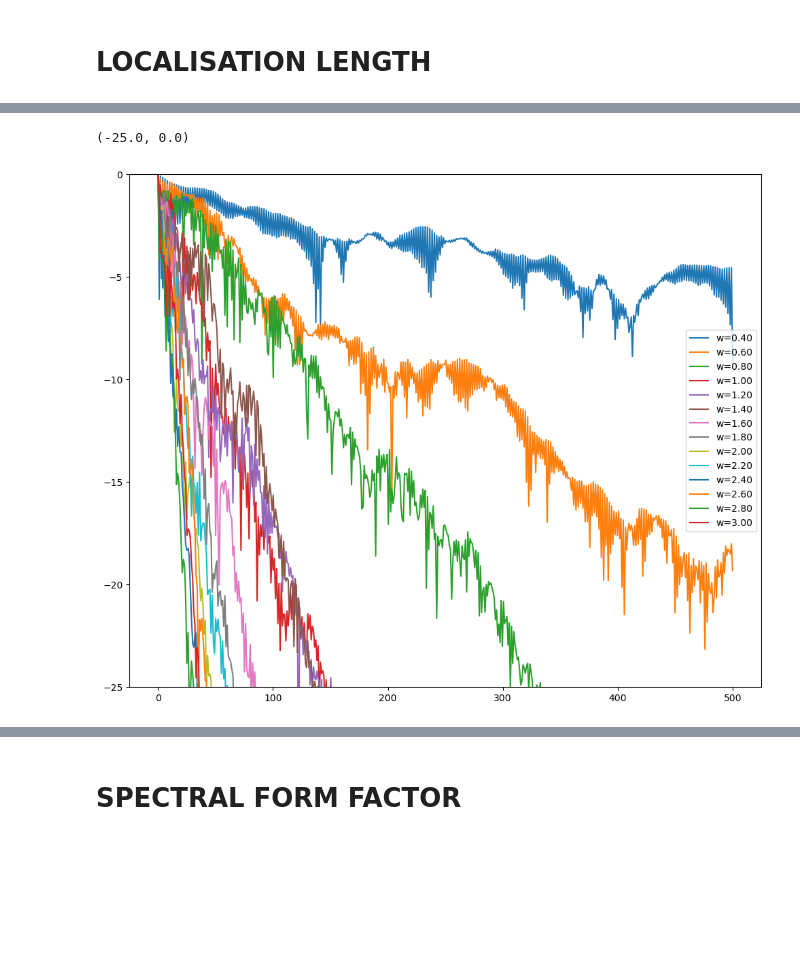
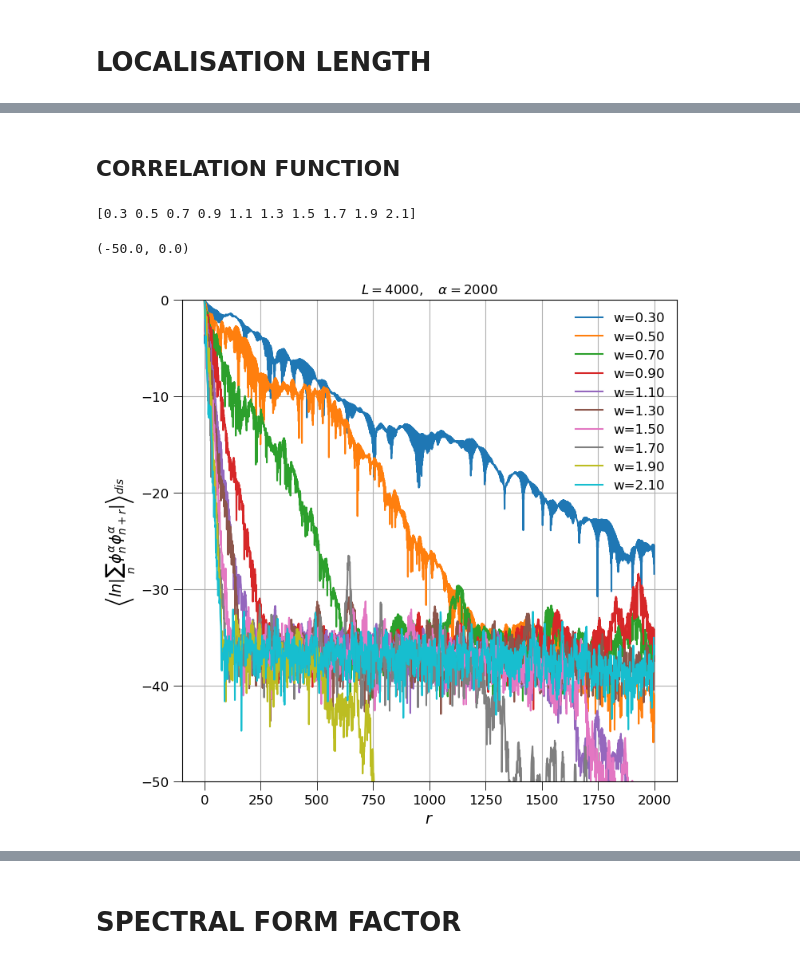
Before and after one commit to makskliczkowski/Transverse_Ising_ETH, a Jupyter notebook: IsignTransverse_ETH/Python/anderson.ipynb, the cells around one changed output, grey strips where cells are left out. Cells and saved outputs as stored; diff of their text form; code cells hidden in the pictures; blank space fills up the shorter version.

```diff
--- a/IsignTransverse_ETH/Python/anderson.ipynb
+++ b/IsignTransverse_ETH/Python/anderson.ipynb
@@ -71,17 +87,0 @@ def gaussian(x, mu, sigma, A):
-# %%
-
-fig, ax = plt.subplots(figsize=(12,10), dpi = 100)
-for w in dis:
-    loc_len = load_loc(w)
-    if len(loc_len) > 0:
-        p = ax.plot(loc_len[0], (loc_len[1]), label="w=%.2f"%(w))
-        #ax.plot(loc_len[0], 12.0 / (w**2) * ( 1 - ( (1+w)*loc_len[0] )**2), color=p[0].get_color(), linestyle ='--', label="theoretical pred")
-        #pars, sth = fit(gaussian, loc_len[0], loc_len[1])
-        #ax.plot(loc_len[0], gaussian(loc_len[0], *pars), color=p[0].get_color(), linestyle =':', label="gauss fit")
-
-ax.set_ylabel(r"$\xi_{loc}$")
-ax.set_xlabel(r"$\epsilon_{\alpha}/(J+W)$")
-ax.grid()
-ax.legend()
-ax.set_yscale('log')
-ax.set_ylim(5e-1,8e1)
@@ -91,15 +243,33 @@ ax.set_ylim(5e-1,8e1)
+# %% [markdown]
+## CORRELATION FUNCTION
 # %%
-fig, ax = plt.subplots(figsize=(12,10), dpi = 100)
+L=4000
+dis = regspace(0.3, 2.3, 0.2)
+print(dis)
+fig, ax = plt.subplots(figsize=(8,8), dpi = 100)
+n = L/2
 for w in dis:
-    loc_len = load_orbital(w, L / 2)
-    if True:
-        p = ax.plot(loc_len[0], (loc_len[1]), label="w=%.2f"%(w))
+    orbital = []
+    try:
+        orbital = load_orbital(w, n)
+    except OSError:
+        a=1
+    if len(orbital) > 0:
+        p = ax.plot(orbital[0], (orbital[1]), label="w=%.2f"%(w))
         #ax.plot(loc_len[0], 96.0 / (w**2) * (1-loc_len[0]**2), color=p[0].get_color(), linestyle ='--', label="theoretical pred")
 ax.legend()
-#ax.set_yscale('log')
-#ax.set_xscale('log')
-ax.set_ylim(-25,0)
+ylab = "\\left\\langle ln\\left|\\sum_n \\phi_n^{\\alpha} \\phi_{n+r}^{\\alpha}\\right|\\right\\rangle_{dis}"
+xlab = "r"
+hfun.set_plot_elements(axis=ax, xlim = (None, None),
+                                    ylim = (None, None), ylabel=ylab, xlabel=xlab, set_legend=True, font_size=12)
+ax.grid()
+
+ax.set_yscale('linear')
+ax.set_xscale('linear')
+ax.title.set_text(r"$L=%d,\quad\alpha=%d$"%(L,n))
+ax.set_ylim(-50,0)
 # %% [output]
-(-25.0, 0.0)
+[0.3 0.5 0.7 0.9 1.1 1.3 1.5 1.7 1.9 2.1]
+(-50.0, 0.0)
-[figure, old version]
+[figure, new version]
 # %%
```
Also changed, not shown: parts of 9 cells of this notebook, 12 other files.
